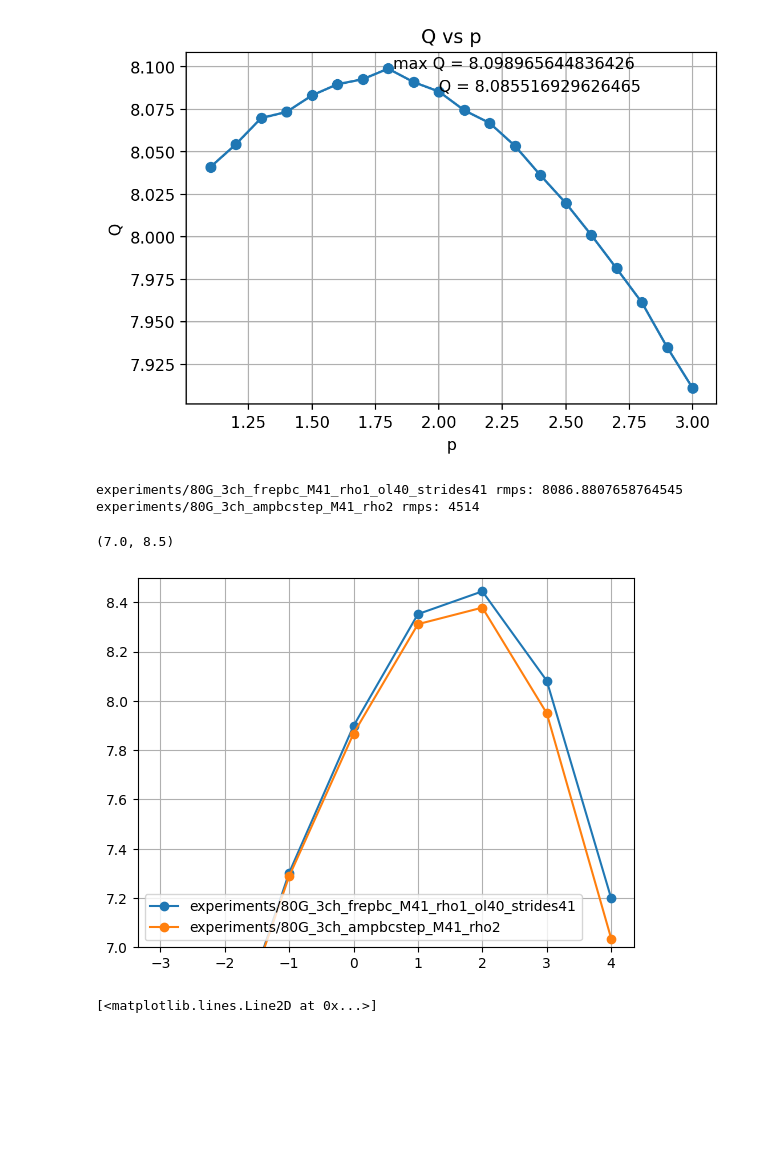
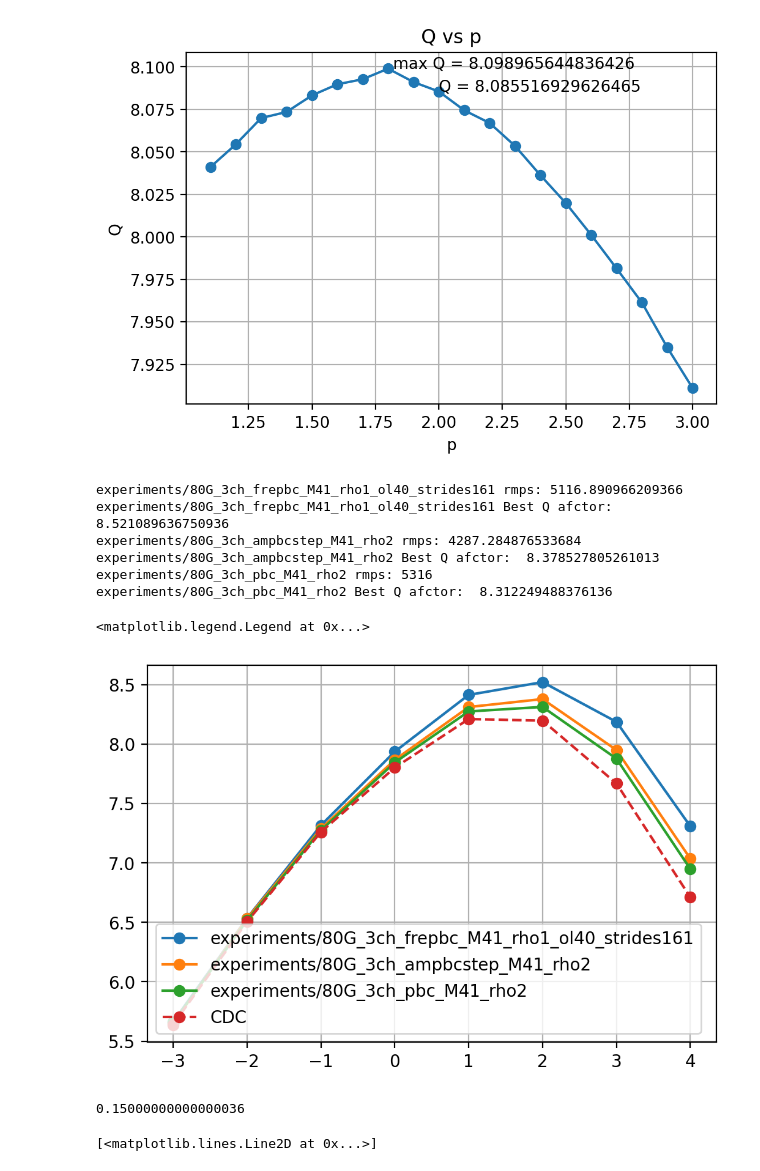
Before and after one commit to xinyuxiao113/pkufiber, a Jupyter notebook: develop.ipynb, the cells around one changed output. Cells and saved outputs as stored; diff of their text form; code cells hidden in the pictures; blank space fills up the shorter version.

```diff
--- a/develop.ipynb
+++ b/develop.ipynb
@@ -27,33 +27,52 @@ plt.show()
 # %%
 import numpy as np
 import matplotlib.pyplot as plt
-from scripts.visualize import load_experiment
+from scripts.visualize import load_experiment, load_baseline
 import pkufiber as pf
 
 paths = [
-        'experiments/80G_3ch_frepbc_M41_rho1_ol40_strides41',
+        # 'experiments/80G_3ch_frepbc_M41_rho1_ol40_strides41',
+        'experiments/80G_3ch_frepbc_M41_rho1_ol40_strides161',
+        # 'experiments/80G_3ch_frepbc_M41_rho1_ol40_strides321',
         # 'experiments/80G_3ch_fdbp_v1',
         # 'experiments/80G_3ch_pbcdbp_v2',
         # 'experiments/80G_3ch_pbcdbp_v4',
         # 'experiments/80G_3ch_pbcdbp_v6',
         # 'experiments/80G_3ch_ampbcstep_M401_rho1',
         'experiments/80G_3ch_ampbcstep_M41_rho2',
+        'experiments/80G_3ch_pbc_M41_rho2',
         ]
 
 results = {path: load_experiment(path) for path in paths}
 
+plt.figure(dpi=200, figsize=(6, 4))
 for key, result in results.items():
     qfactor, power = result['qfactor_power']
     print(f'{key} rmps:', result['model'].rmps())
     plt.plot(power, qfactor, '-o', label=key)
+    print(key, 'Best Q afctor: ', np.max(qfactor))
+
+# CDC
+cdc, power = load_baseline('configs/dsp/test_eq.yaml', 'CDC')
+plt.plot(power, cdc, '--o', label='CDC')
+
+
 plt.grid()
 plt.legend()
-plt.ylim(7, 8.5)
+# plt.ylim(7, 8.5)
 # %% [output]
-experiments/80G_3ch_frepbc_M41_rho1_ol40_strides41 rmps: 8086.8807658764545
-experiments/80G_3ch_ampbcstep_M41_rho2 rmps: 4514
+experiments/80G_3ch_frepbc_M41_rho1_ol40_strides161 rmps: 5116.890966209366
+experiments/80G_3ch_frepbc_M41_rho1_ol40_strides161 Best Q afctor:  8.521089636750936
+experiments/80G_3ch_ampbcstep_M41_rho2 rmps: 4287.284876533684
+experiments/80G_3ch_ampbcstep_M41_rho2 Best Q afctor:  8.378527805261013
+experiments/80G_3ch_pbc_M41_rho2 rmps: 5316
+experiments/80G_3ch_pbc_M41_rho2 Best Q afctor:  8.312249488376136
-(7.0, 8.5)
+<matplotlib.legend.Legend at 0x...>
-[figure, old version]
+[figure, new version]
+# %%
+8.52 - 8.37
+# %% [output]
+0.15000000000000036
 # %%
 # import pkufiber as pf
 # y = np.load(paths[0] + '/results/y_2dBm.npy')
```
Also changed, not shown: parts of 1 cell of this notebook, 8 other files.
